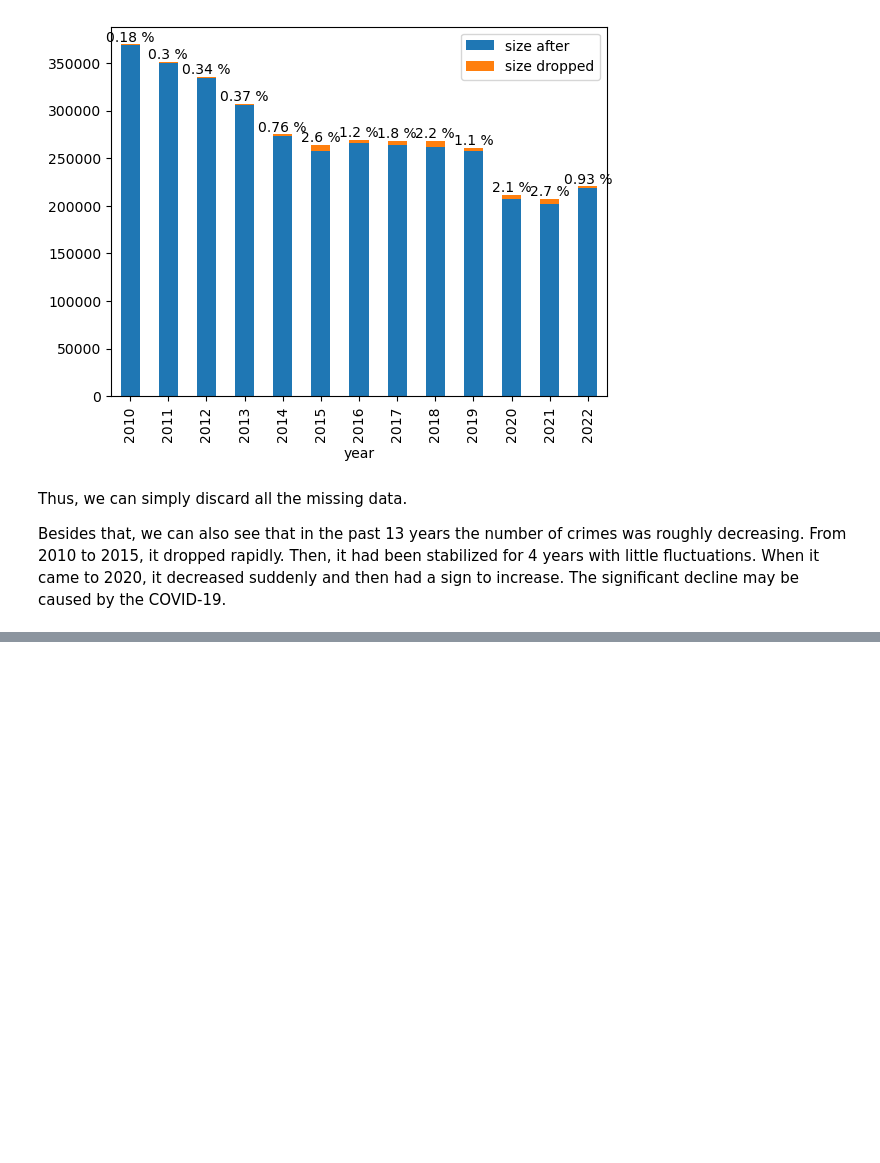
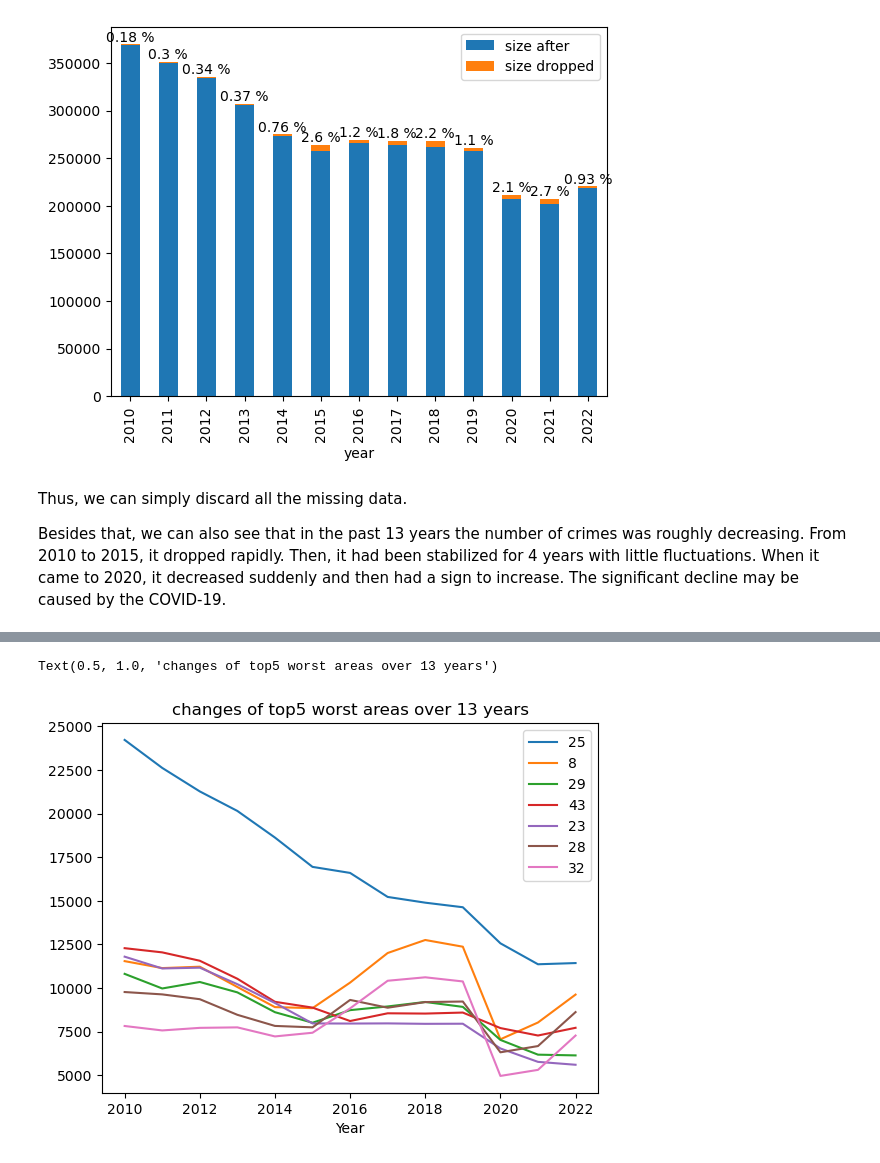
Before and after one commit to COMP5152TEAMWORK/Chicago-Crimes-Analysis, a Jupyter notebook: Chicago Crime Analysis.ipynb, the cells around one changed output, grey strips where cells are left out. Saved outputs shown, nothing was run; the diff lists cells and outputs as text; code cells hidden in the pictures; blank space fills up the shorter version.

```diff
--- a/Chicago Crime Analysis.ipynb
+++ b/Chicago Crime Analysis.ipynb
@@ -346,0 +434,12 @@ Besides that, we can also see that in the past 13 years the number of crimes was
+# %%
+fig, ax = plt.subplots()
+cay_gp = cay_df.groupby(by='Community Area')
+for area in wat5y_area:
+    df = cay_gp.get_group(area)
+    df = df.sort_values(by='Year', ascending=True)
+    df.plot.line(x='Year', y='Counts', ax=ax, label=area)
+
+ax.set_title('changes of top5 worst areas over 13 years')
+# %% [output]
+Text(0.5, 1.0, 'changes of top5 worst areas over 13 years')
+[figure, added]
```
Also changed, not shown: parts of 14 cells of this notebook, 2 other files.
